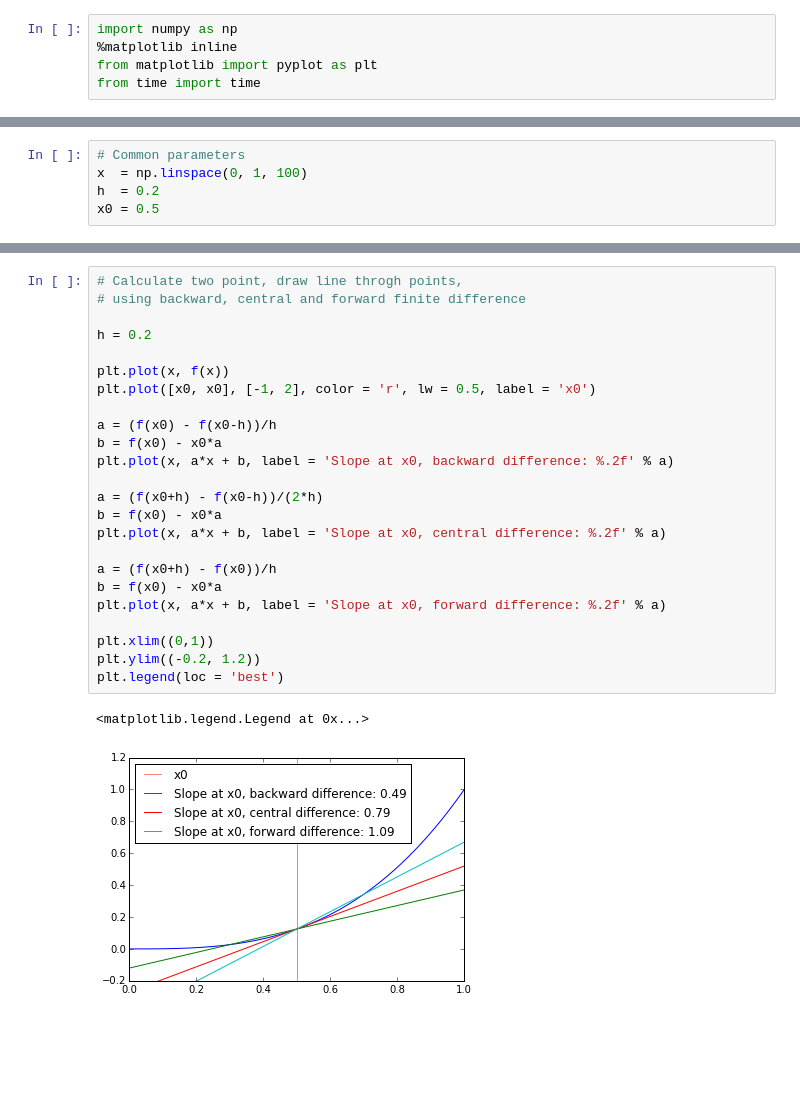
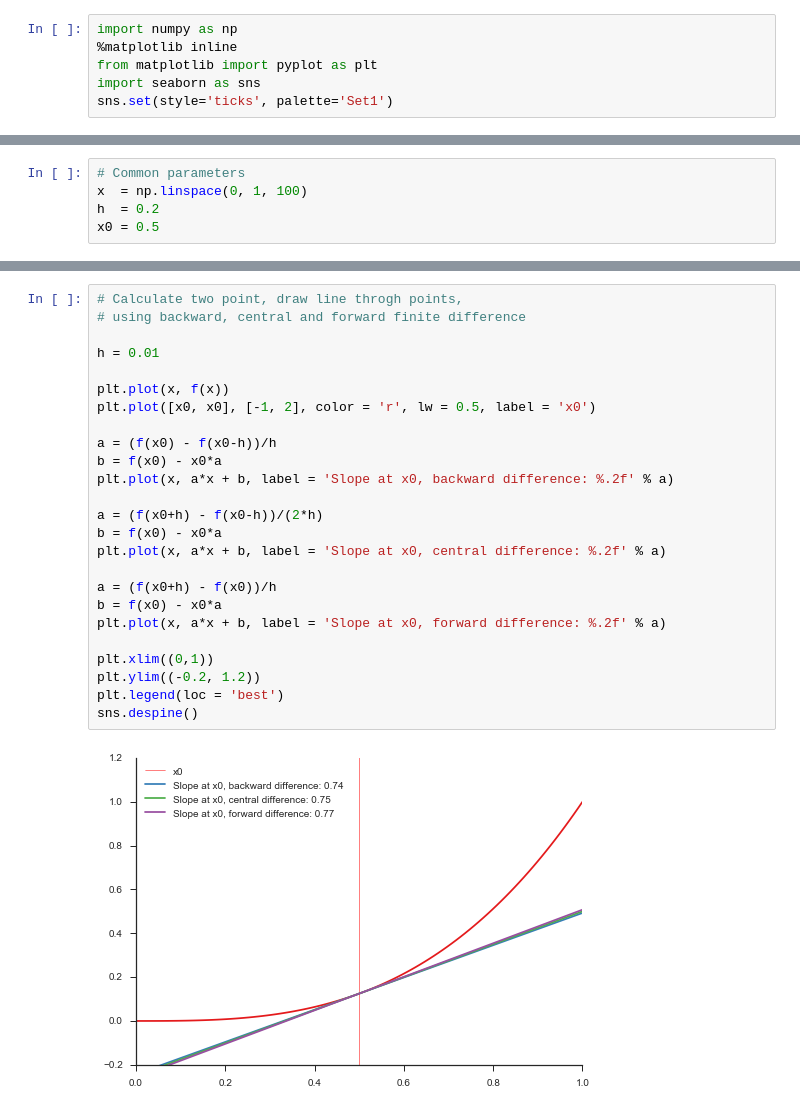
Before and after one commit to nordam/ComputationalPhysics, a Jupyter notebook: Notebooks/Finite_difference.ipynb, the cells around one changed output, grey strips where cells are left out. Cells and saved outputs as stored; diff of their text form; blank space fills up the shorter version.

```diff
--- a/Notebooks/Finite_difference.ipynb
+++ b/Notebooks/Finite_difference.ipynb
@@ -2,7 +2,8 @@
 import numpy as np
 %matplotlib inline
 from matplotlib import pyplot as plt
-from time import time
+import seaborn as sns
+sns.set(style='ticks', palette='Set1')
 # %%
 def f(x):
     return x**3
@@ -63,30 +74,30 @@ plt.legend(loc = 'best')
 # %%
 # Calculate two point, draw line throgh points,
 # using backward, central and forward finite difference
 
-h = 0.2
+h = 0.01
 
 plt.plot(x, f(x))
 plt.plot([x0, x0], [-1, 2], color = 'r', lw = 0.5, label = 'x0')
 
 a = (f(x0) - f(x0-h))/h
 b = f(x0) - x0*a
 plt.plot(x, a*x + b, label = 'Slope at x0, backward difference: %.2f' % a)
 
 a = (f(x0+h) - f(x0-h))/(2*h)
 b = f(x0) - x0*a
 plt.plot(x, a*x + b, label = 'Slope at x0, central difference: %.2f' % a)
 
 a = (f(x0+h) - f(x0))/h
 b = f(x0) - x0*a
 plt.plot(x, a*x + b, label = 'Slope at x0, forward difference: %.2f' % a)
 
 plt.xlim((0,1))
 plt.ylim((-0.2, 1.2))
 plt.legend(loc = 'best')
+sns.despine()
 # %% [output]
-<matplotlib.legend.Legend at 0x...>
-[figure, old version]
+[figure, new version]
 # %%
 def get_line(x0, x1, y0, y1):
     # Function to calculate a and b, for f(x) = ax + b,
```
Also changed, not shown: parts of 4 cells of this notebook, 1 other file.
